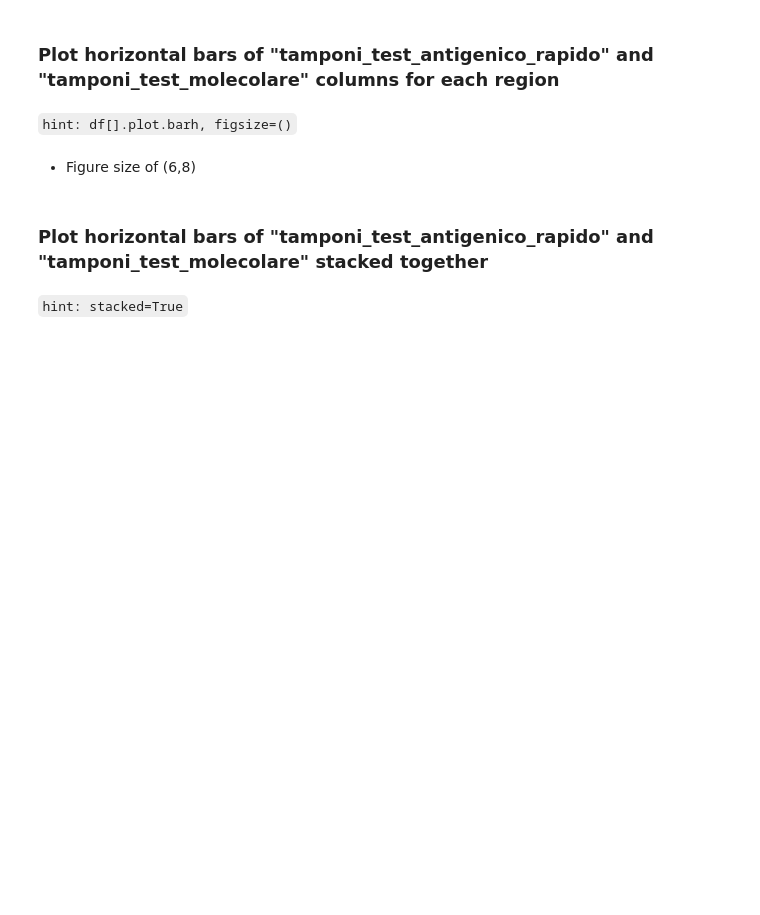
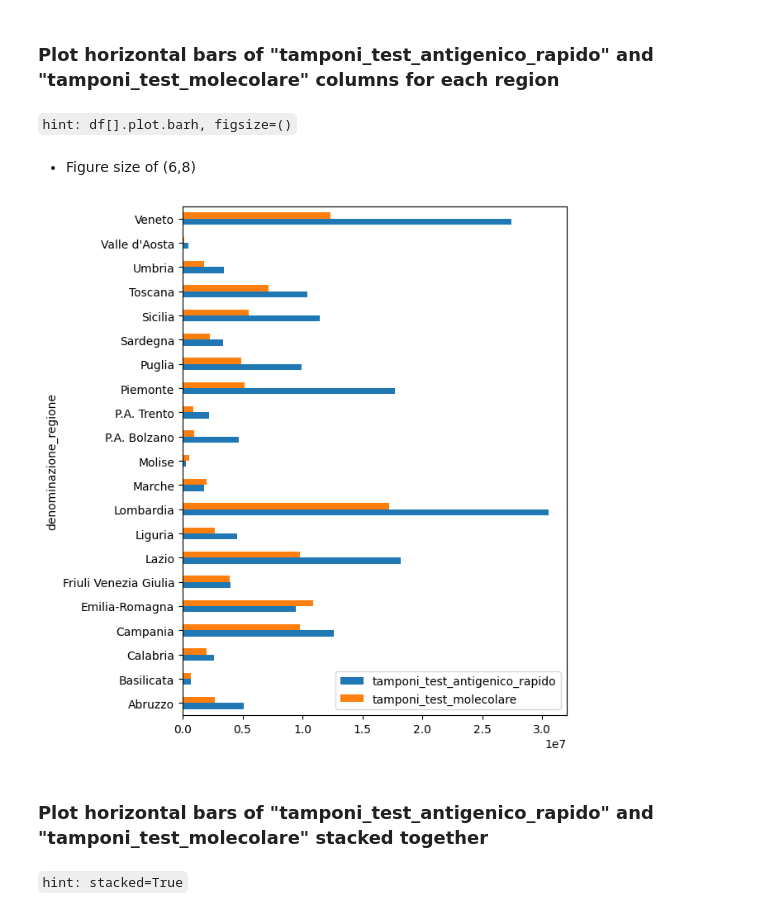
Before and after one commit to Ergys97/MLDM-Scripts, a Jupyter notebook: Python-Introduction/05-pandas-Exercises.ipynb, the cells around one changed output. Drawn from its saved outputs; the diff is of its cells as text; code cells hidden in the pictures; blank space fills up the shorter version.

```diff
--- a/Python-Introduction/05-pandas-Exercises.ipynb
+++ b/Python-Introduction/05-pandas-Exercises.ipynb
@@ -29,3 +36,7 @@ import matplotlib.pyplot as plt
 CSV data at: https://raw.githubusercontent.com/pcm-dpc/COVID-19/master/dati-regioni/dpc-covid19-ita-regioni-latest.csv
 # %% [markdown]
 `hint: pd.read_csv, sep=","`
+# %%
+url = "https://raw.githubusercontent.com/pcm-dpc/COVID-19/master/dati-regioni/dpc-covid19-ita-regioni-latest.csv"
+df = pd.read_csv(url, sep=",")
+print(df)
@@ -33,3 +62,6 @@ CSV data at: https://raw.githubusercontent.com/pcm-dpc/COVID-19/master/dati-regi
 ### Sort columns and show their types
 # %% [markdown]
 `hint: df.sort_index, axis=1, inplace=True, df.dtypes`
+# %%
+df.sort_index(axis=1, inplace=True)
+print(df.dtypes)
@@ -53,3 +204,6 @@ CSV data at: https://raw.githubusercontent.com/pcm-dpc/COVID-19/master/dati-regi
 ### Create the new column "precedenti_positivi" columns using the formula $precedenti\_positivi = totale\_positivi - nuovi\_positivi$ and show it
 # %% [markdown]
 `hint: df[] = df[] - df[]`
+# %%
+df["precedenti_positivi"] = df["totale_positivi"] - df["nuovi_positivi"]
+print(df["precedenti_positivi"])
@@ -65,3 +266,6 @@ CSV data at: https://raw.githubusercontent.com/pcm-dpc/COVID-19/master/dati-regi
 ### Set "denominazione_regione" as index and show it
 # %% [markdown]
 `hint: df.set_index, inplace=True`
+# %%
+df.set_index("denominazione_regione", inplace=True)
+print(df)
@@ -71,6 +293,11 @@ CSV data at: https://raw.githubusercontent.com/pcm-dpc/COVID-19/master/dati-regi
 `hint: df[].plot.barh, figsize=()`
 # %% [markdown]
 - Figure size of (6,8)
+# %%
+df[["tamponi_test_antigenico_rapido", "tamponi_test_molecolare"]].plot.barh(figsize=(6, 8))
+plt.show()
+# %% [output]
+[figure, added]
 # %% [markdown]
 ### Plot horizontal bars of "tamponi_test_antigenico_rapido" and "tamponi_test_molecolare" stacked together
 # %% [markdown]
```
Also changed, not shown: parts of 24 cells of this notebook.
